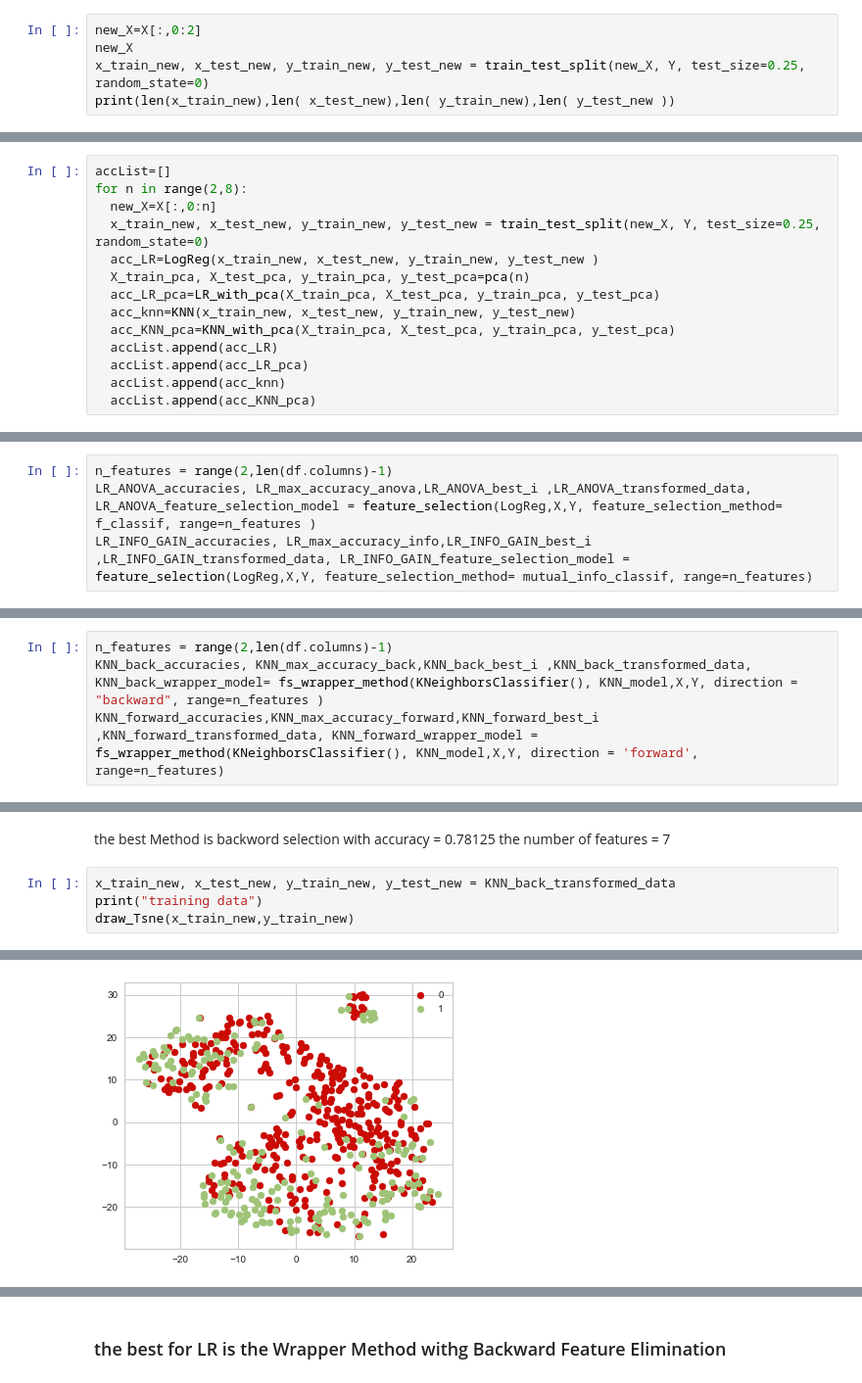
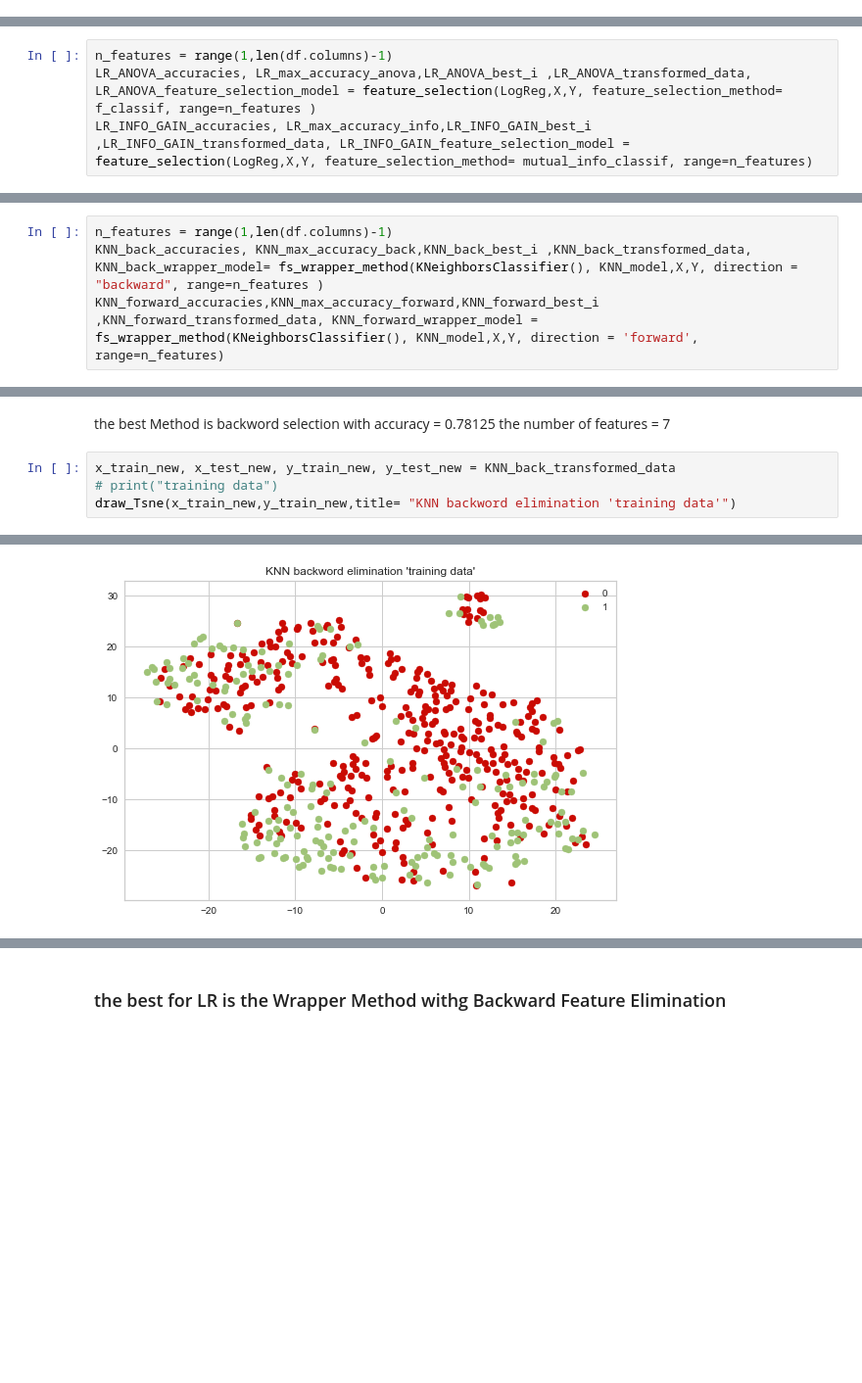
Before and after one commit to Sa2a/Ml_GA3_Clustering, a Jupyter notebook: KNN VS LR analysis.ipynb, the cells around one changed output, grey strips where cells are left out. Shown at 98% size. Drawn from its saved outputs; the diff is of its cells as text; blank space fills up the shorter version.

```diff
--- a/KNN VS LR analysis.ipynb
+++ b/KNN VS LR analysis.ipynb
@@ -400,5 +306,0 @@ def KNN_with_pca(X_train_pca, X_test_pca, y_train_pca, y_test_pca):
-# %%
-new_X=X[:,0:2]
-new_X
-x_train_new, x_test_new, y_train_new, y_test_new = train_test_split(new_X, Y, test_size=0.25, random_state=0)
-print(len(x_train_new),len( x_test_new),len( y_train_new),len( y_test_new ))
@@ -407,14 +306,0 @@ print(len(x_train_new),len( x_test_new),len( y_train_new),len( y_test_new ))
-# %%
-accList=[]
-for n in range(2,8):
-  new_X=X[:,0:n]
-  x_train_new, x_test_new, y_train_new, y_test_new = train_test_split(new_X, Y, test_size=0.25, random_state=0)
-  acc_LR=LogReg(x_train_new, x_test_new, y_train_new, y_test_new )
-  X_train_pca, X_test_pca, y_train_pca, y_test_pca=pca(n)
-  acc_LR_pca=LR_with_pca(X_train_pca, X_test_pca, y_train_pca, y_test_pca)
-  acc_knn=KNN(x_train_new, x_test_new, y_train_new, y_test_new)
-  acc_KNN_pca=KNN_with_pca(X_train_pca, X_test_pca, y_train_pca, y_test_pca)
-  accList.append(acc_LR)
-  accList.append(acc_LR_pca)
-  accList.append(acc_knn)
-  accList.append(acc_KNN_pca)
@@ -548,7 +439,7 @@ the number of features = 5
 # %% [markdown]
 ### Secondely with LR
 # %%
-n_features = range(2,len(df.columns)-1)
+n_features = range(1,len(df.columns)-1)
 LR_ANOVA_accuracies, LR_max_accuracy_anova,LR_ANOVA_best_i ,LR_ANOVA_transformed_data, LR_ANOVA_feature_selection_model = feature_selection(LogReg,X,Y, feature_selection_method= f_classif, range=n_features )
 LR_INFO_GAIN_accuracies, LR_max_accuracy_info,LR_INFO_GAIN_best_i ,LR_INFO_GAIN_transformed_data, LR_INFO_GAIN_feature_selection_model = feature_selection(LogReg,X,Y, feature_selection_method= mutual_info_classif, range=n_features)
 # %%
@@ -620,7 +516,7 @@ def fs_wrapper_method(model,testModel,X_teain,y_train, direction = "forward", ra
 # %% [markdown]
 ### First KNN
 # %%
-n_features = range(2,len(df.columns)-1)
+n_features = range(1,len(df.columns)-1)
 KNN_back_accuracies, KNN_max_accuracy_back,KNN_back_best_i ,KNN_back_transformed_data, KNN_back_wrapper_model= fs_wrapper_method(KNeighborsClassifier(), KNN_model,X,Y, direction = "backward", range=n_features )
 KNN_forward_accuracies,KNN_max_accuracy_forward,KNN_forward_best_i ,KNN_forward_transformed_data, KNN_forward_wrapper_model = fs_wrapper_method(KNeighborsClassifier(), KNN_model,X,Y, direction = 'forward', range=n_features)
 # %%
@@ -724,6 +631,6 @@ the best Method is backword selection with accuracy = 0.78125
 the number of features = 7
 # %%
 x_train_new, x_test_new, y_train_new, y_test_new = KNN_back_transformed_data
-print("training data")
-draw_Tsne(x_train_new,y_train_new)
+# print("training data")
+draw_Tsne(x_train_new,y_train_new,title= "KNN backword elimination 'training data'")
 # %% [output]
@@ -731 +637 @@ training data
-[figure, old version]
+[figure, new version]
```
Also changed, not shown: parts of 71 cells of this notebook.
